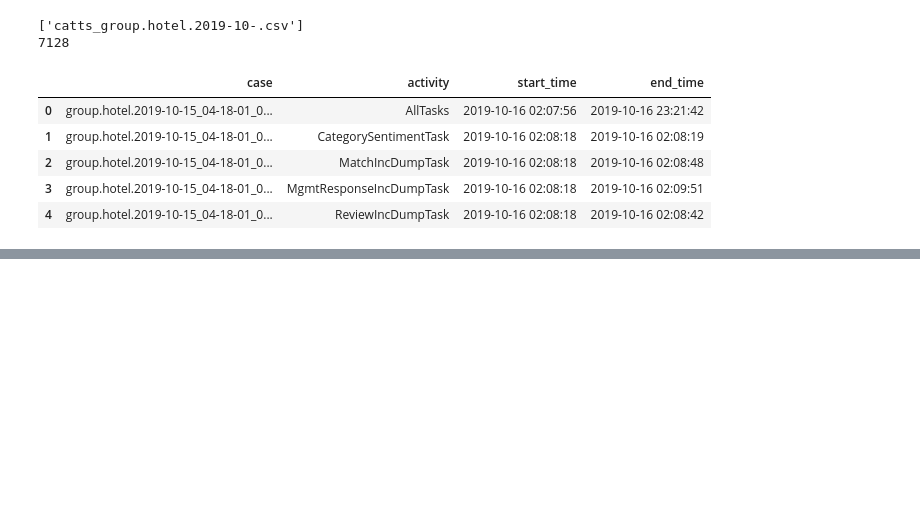
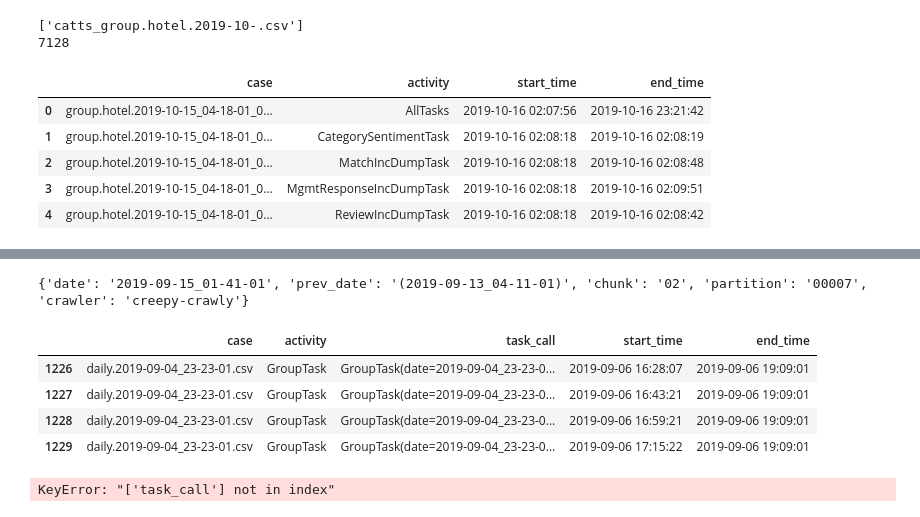
Before and after one commit to andreamalhera/perfSky, a Jupyter notebook: notebooks/logsToCatts.ipynb, the cells around one changed output, grey strips where cells are left out. Cells and saved outputs as stored; diff of their text form; code cells hidden in the pictures; blank space fills up the shorter version.

Commit message:
Adds extract_parameters function for data cleaning

```diff
--- a/notebooks/logsToCatts.ipynb
+++ b/notebooks/logsToCatts.ipynb
@@ -255,0 +275,4 @@ appended_df.head()
+# %%
+task_calls = tt.copy()[['case', 'activity', 'task_call', 'start_time', 'end_time']]
+print(len(task_calls))
+print(task_calls.head())
@@ -255,0 +297,22 @@ appended_df.head()
+# %%
+counts = task_calls.groupby(['activity']).size().reset_index(name='counts').sort_values(by=['counts'], ascending=False)
+counts = counts.sort_values(by=['counts'], ascending = False)
+print(len(task_calls),' lines in catt')
+print(counts.head(), '\n')
+
+#appended = appended.head(100)
+#len(appended)
+unique_act = task_calls['activity'].unique().tolist()
+print(len(unique_act), ' different activities')
+
+unique_trace = task_calls['case'].unique().tolist()
+print(len(unique_trace), ' cases\n')
+
+unique_task_call = task_calls['task_call'].unique().tolist()
+print(len(unique_task_call), 'unique task_calls')
+print(len(task_calls)-len(unique_task_call), 'duplicated task_calls')
+
+pd.set_option('display.max_colwidth', -1)
+dfObj = pd.DataFrame(task_calls, columns=['case','task_call','activity','start_time', 'end_time'])
+duplicated_task_calls = dfObj[dfObj.duplicated(['case','task_call','end_time'])].sort_values(by=['task_call'])['task_call'].unique().tolist()
+print(len(duplicated_task_calls),' unique duplicated task_calls')
@@ -255,0 +334,31 @@ appended_df.head()
+# %%
+def extract_parameters(task_call):
+    task_split = task_call.split('(', 1)
+    reversed_parameters = [''.join(reversed(element)) for element in task_split[1:]][0].split(')', 1)[1:]
+    forward_parameters = [''.join(reversed(element)) for element in reversed_parameters][0]
+    parameters_call = forward_parameters.split(', ')
+    parameters = {}
+    for element in parameters_call:
+        key_value = element.split('=', 1)
+        key, value = key_value[0], key_value[1]
+        parameters[key] = value
+    print(parameters)
+
+extract_parameters('CrawlTask(date=2019-09-15_01-41-01, prev_date=(2019-09-13_04-11-01), chunk=02, partition=00007, crawler=creepy-crawly)\n')
+# %% [output]
+{'date': '2019-09-15_01-41-01', 'prev_date': '(2019-09-13_04-11-01)', 'chunk': '02', 'partition': '00007', 'crawler': 'creepy-crawly'}
+# %%
+task_calls[task_calls['task_call']=='CrawlTask(date=2019-09-15_01-41-01, prev_date=2019-09-13_04-11-01, chunk=02, partition=00007, crawler=creepy-crawly)\n']
+task_calls[task_calls['task_call']=='GroupTask(date=2019-09-04_23-23-01, prev_date=2019-09-03_03-44-01, chunk=02, datacenter=eu, inc=True, deploy=False, datastore=mongo)\n']
+#task_calls[task_calls['task_call']=='AllTasks'].sort_values(by='case')
+# %% [output]
+|  | case | activity | task_call | start_time | end_time |
+| 1226 | daily.2019-09-04_23-23-01.csv | GroupTask | GroupTask(date=2019-09-04_23-23-0... | 2019-09-06 16:28:07 | 2019-09-06 19:09:01 |
+| 1227 | daily.2019-09-04_23-23-01.csv | GroupTask | GroupTask(date=2019-09-04_23-23-0... | 2019-09-06 16:43:21 | 2019-09-06 19:09:01 |
+| 1228 | daily.2019-09-04_23-23-01.csv | GroupTask | GroupTask(date=2019-09-04_23-23-0... | 2019-09-06 16:59:21 | 2019-09-06 19:09:01 |
+| 1229 | daily.2019-09-04_23-23-01.csv | GroupTask | GroupTask(date=2019-09-04_23-23-0... | 2019-09-06 17:15:22 | 2019-09-06 19:09:01 |
+# %%
+pd.set_option('display.max_colwidth', -1)
+w_duration[w_duration['activity']=='CrawlChunkTask'][['case','task_call']].head()
+# %% [output]
+KeyError: "['task_call'] not in index"
```
Also changed, not shown: parts of 6 cells of this notebook.
